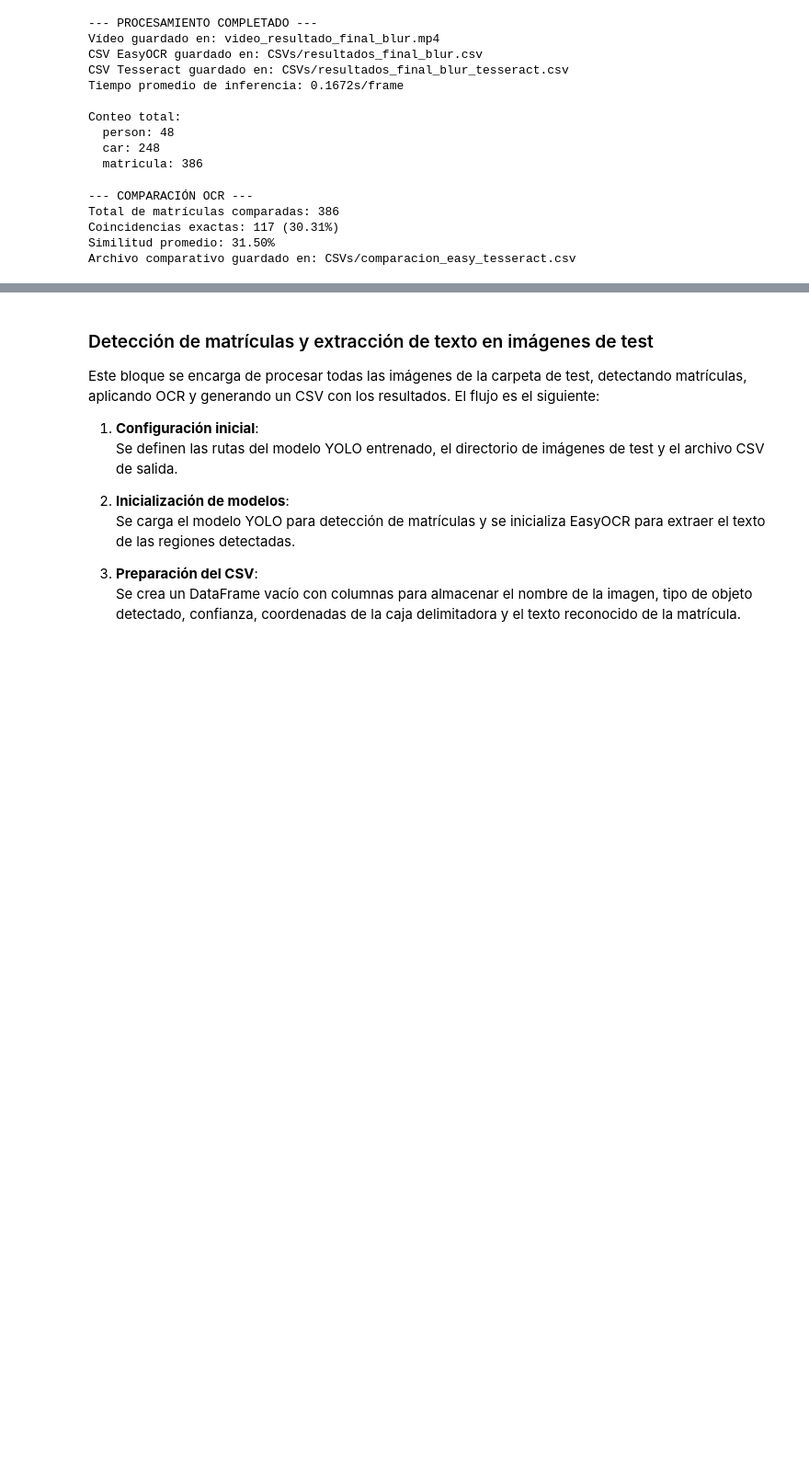
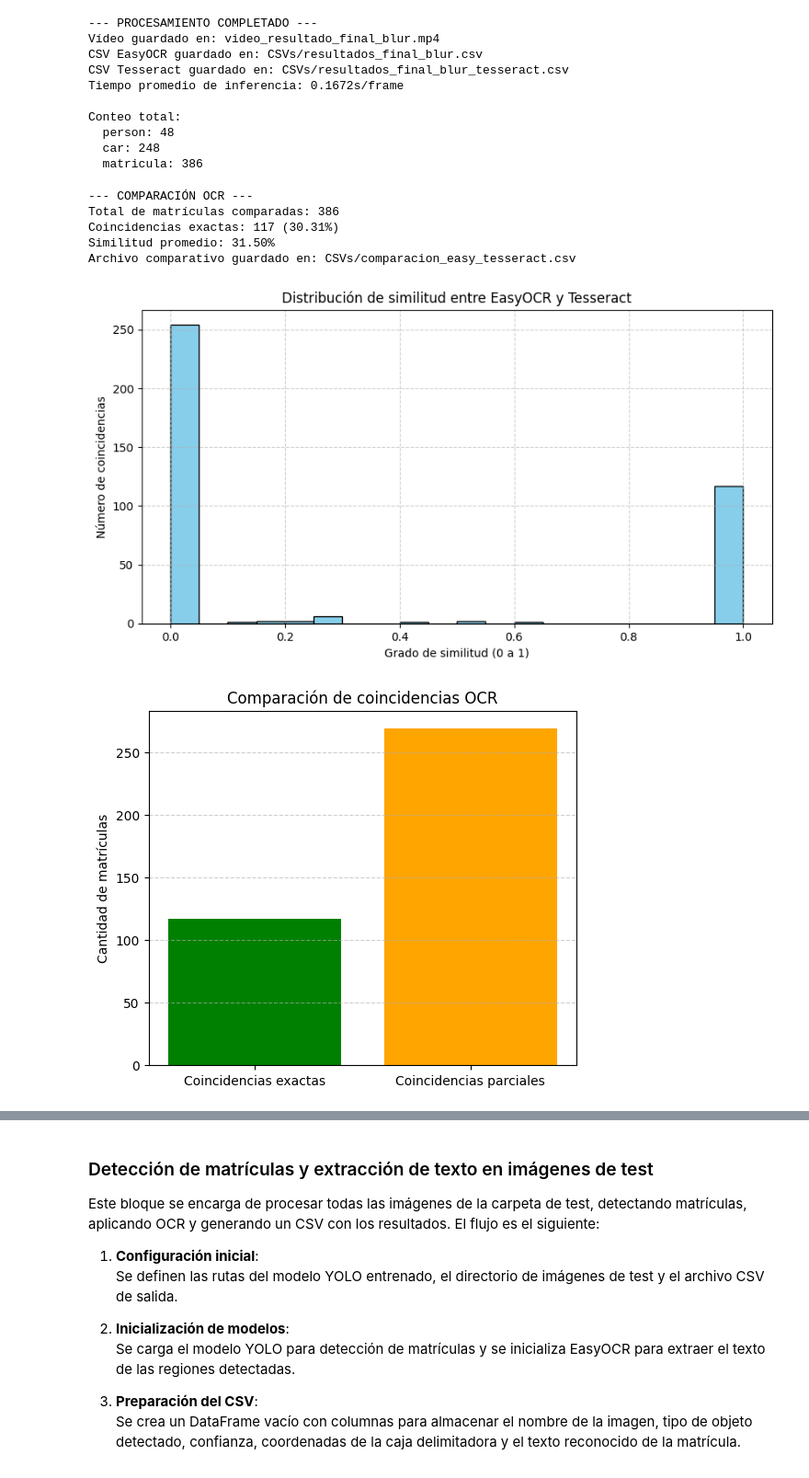
Before and after one commit to Carlosqchao/VC_P4, a Jupyter notebook: VC_P4.ipynb, the cells around one changed output, grey strips where cells are left out. Shown: that part at 92% size. Saved outputs shown, nothing was run; the diff lists cells and outputs as text; code cells hidden in the pictures; blank space fills up the shorter version.

Commit message:
Added visual comparisons

```diff
--- a/VC_P4.ipynb
+++ b/VC_P4.ipynb
@@ -258,6 +258,7 @@ Conteo total:
 # %%
 import pandas as pd
 from difflib import SequenceMatcher
+import matplotlib.pyplot as plt
 
 # === Config ===
 easy_csv = "CSVs/resultados_final_blur.csv"
@@ -283,30 +284,68 @@ merged = pd.merge(
 def similarity(a, b):
     return SequenceMatcher(None, str(a).strip(), str(b).strip()).ratio()
 
 # === Calcular similitud ===
 merged["similitud"] = merged.apply(
     lambda row: similarity(row["texto_matricula_easy"], row["texto_matricula_tess"]),
     axis=1
 )
 
 # === Calcular métricas ===
 promedio_similitud = merged["similitud"].mean() * 100
 exactos = (merged["similitud"] == 1.0).sum()
 total = len(merged)
 exactitud = (exactos / total * 100) if total > 0 else 0
 
 # === Mostrar resultados ===
 print("\n--- COMPARACIÓN OCR ---")
 print(f"Total de matrículas comparadas: {total}")
 print(f"Coincidencias exactas: {exactos} ({exactitud:.2f}%)")
 print(f"Similitud promedio: {promedio_similitud:.2f}%")
 
 # === Guardar CSV comparativo ===
 merged.to_csv("CSVs/comparacion_easy_tesseract.csv", index=False)
 print("Archivo comparativo guardado en: CSVs/comparacion_easy_tesseract.csv")
+
+# ==============================================================
+# ======================= GRÁFICAS ==============================
+# ==============================================================
+
+if total > 0:
+    plt.figure(figsize=(10, 5))
+    plt.hist(merged["similitud"], bins=20, color='skyblue', edgecolor='black')
+    plt.title("Distribución de similitud entre EasyOCR y Tesseract")
+    plt.xlabel("Grado de similitud (0 a 1)")
+    plt.ylabel("Número de coincidencias")
+    plt.grid(True, linestyle="--", alpha=0.6)
+    plt.show()
+
+    # --- Gráfico de barras: coincidencias exactas vs parciales ---
+    plt.figure(figsize=(6, 5))
+    labels = ['Coincidencias exactas', 'Coincidencias parciales']
+    valores = [exactos, total - exactos]
+    plt.bar(labels, valores, color=['green', 'orange'])
+    plt.title("Comparación de coincidencias OCR")
+    plt.ylabel("Cantidad de matrículas")
+    plt.grid(axis='y', linestyle='--', alpha=0.6)
+    plt.show()
+
+    # --- Gráfico comparativo: número de detecciones por OCR ---
+    plt.figure(figsize=(6, 5))
+    ocrs = ['EasyOCR', 'Tesseract']
+    detecciones = [len(df_easy), len(df_tess)]
+    plt.bar(ocrs, detecciones, color=['steelblue', 'gray'])
+    plt.title("Número total de matrículas detectadas por cada OCR")
+    plt.ylabel("Cantidad de detecciones")
+    plt.grid(axis='y', linestyle='--', alpha=0.6)
+    plt.show()
+
+else:
+    print("\nNo hay datos suficientes para generar gráficas.")
 # %% [output]
 --- COMPARACIÓN OCR ---
 Total de matrículas comparadas: 386
 Coincidencias exactas: 117 (30.31%)
 Similitud promedio: 31.50%
 Archivo comparativo guardado en: CSVs/comparacion_easy_tesseract.csv
+[figure, added]
+[figure, added]
```
Also changed, not shown: parts of 1 cell of this notebook.
